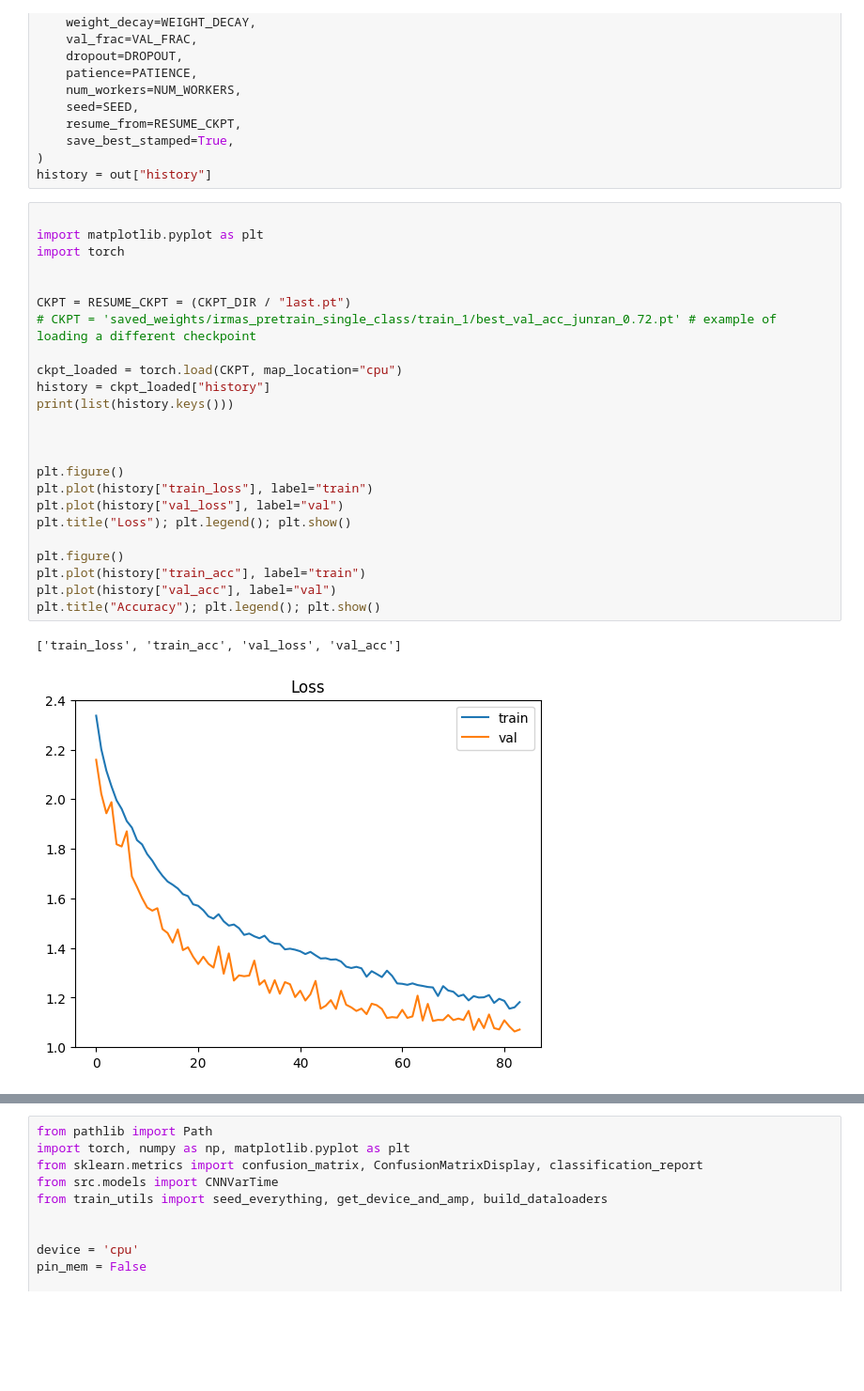
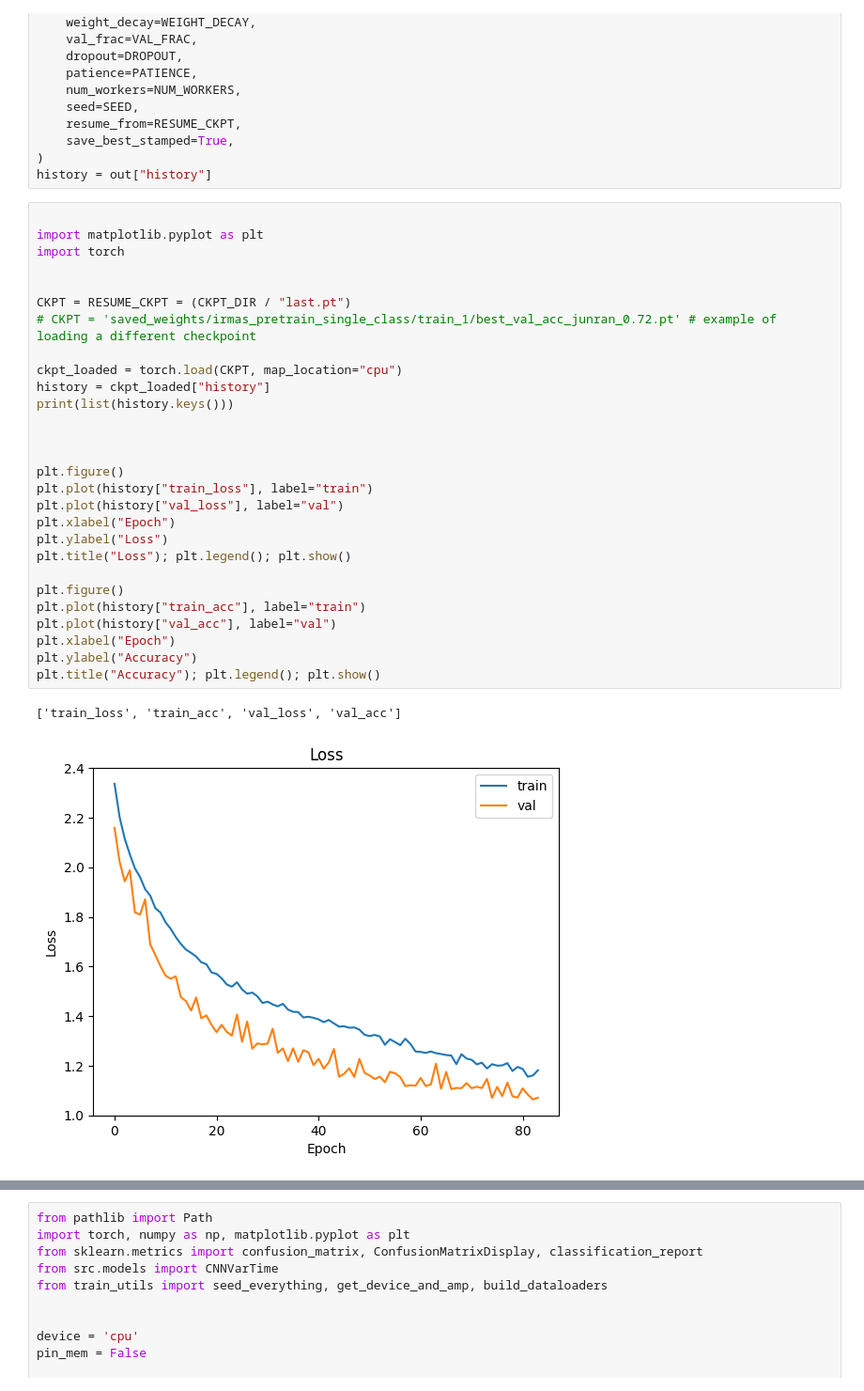
Before and after one commit to hughmancoder/ML-based-analysis-of-sound, a Jupyter notebook: train_single_class.ipynb, the cells around one changed output, grey strips where cells are left out. Shown at 94% size. Cells and saved outputs as stored; diff of their text form; blank space fills up the shorter version.

Commit message:
Update figures

```diff
--- a/train_single_class.ipynb
+++ b/train_single_class.ipynb
@@ -41,27 +39,31 @@ history = out["history"]
 # %%
 
 import matplotlib.pyplot as plt
 import torch
 
 
 CKPT = RESUME_CKPT = (CKPT_DIR / "last.pt")
 # CKPT = 'saved_weights/irmas_pretrain_single_class/train_1/best_val_acc_junran_0.72.pt' # example of loading a different checkpoint
 
 ckpt_loaded = torch.load(CKPT, map_location="cpu")
 history = ckpt_loaded["history"]
 print(list(history.keys()))
 
 
 
 plt.figure()
 plt.plot(history["train_loss"], label="train")
 plt.plot(history["val_loss"], label="val")
+plt.xlabel("Epoch")
+plt.ylabel("Loss")
 plt.title("Loss"); plt.legend(); plt.show()
 
 plt.figure()
 plt.plot(history["train_acc"], label="train")
 plt.plot(history["val_acc"], label="val")
+plt.xlabel("Epoch")
+plt.ylabel("Accuracy")
 plt.title("Accuracy"); plt.legend(); plt.show()
 # %% [output]
 ['train_loss', 'train_acc', 'val_loss', 'val_acc']
-[figure, old version]
+[figure, new version]
```
Also changed, not shown: parts of 2 cells of this notebook, 6 other files.
